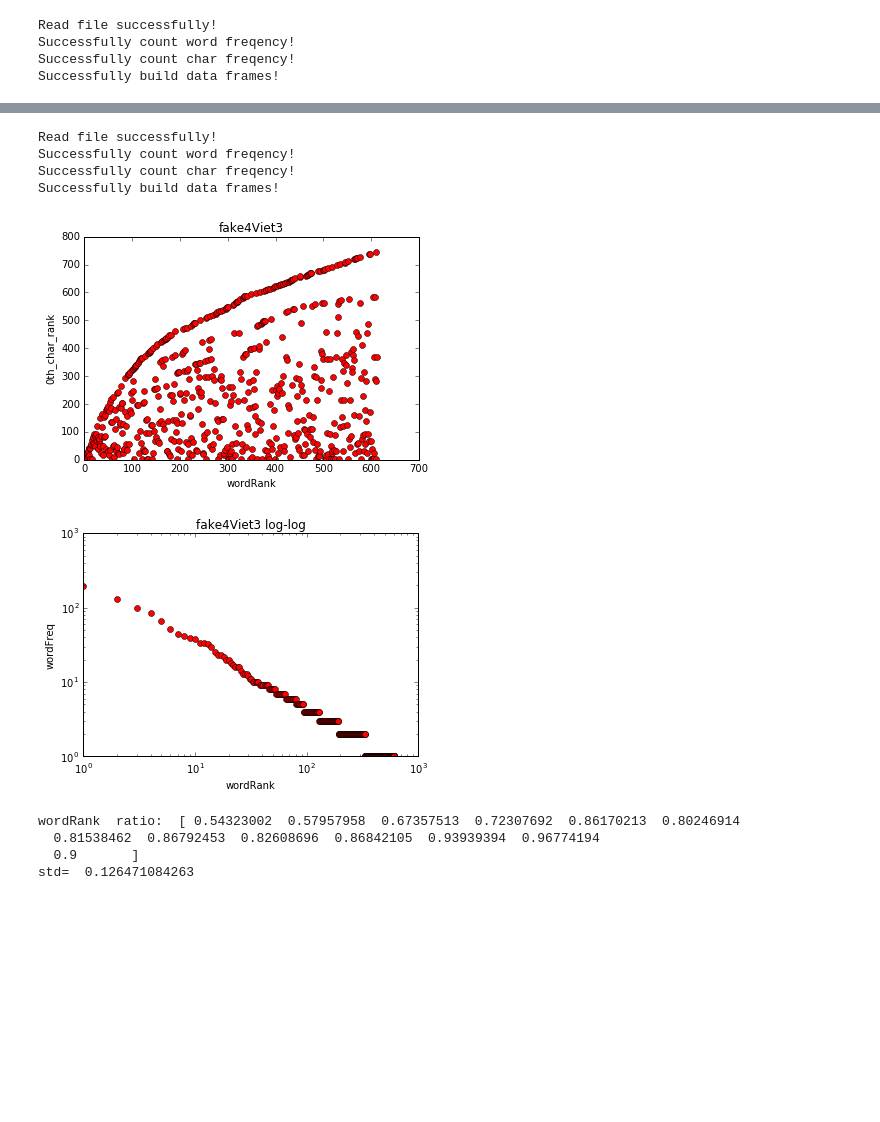
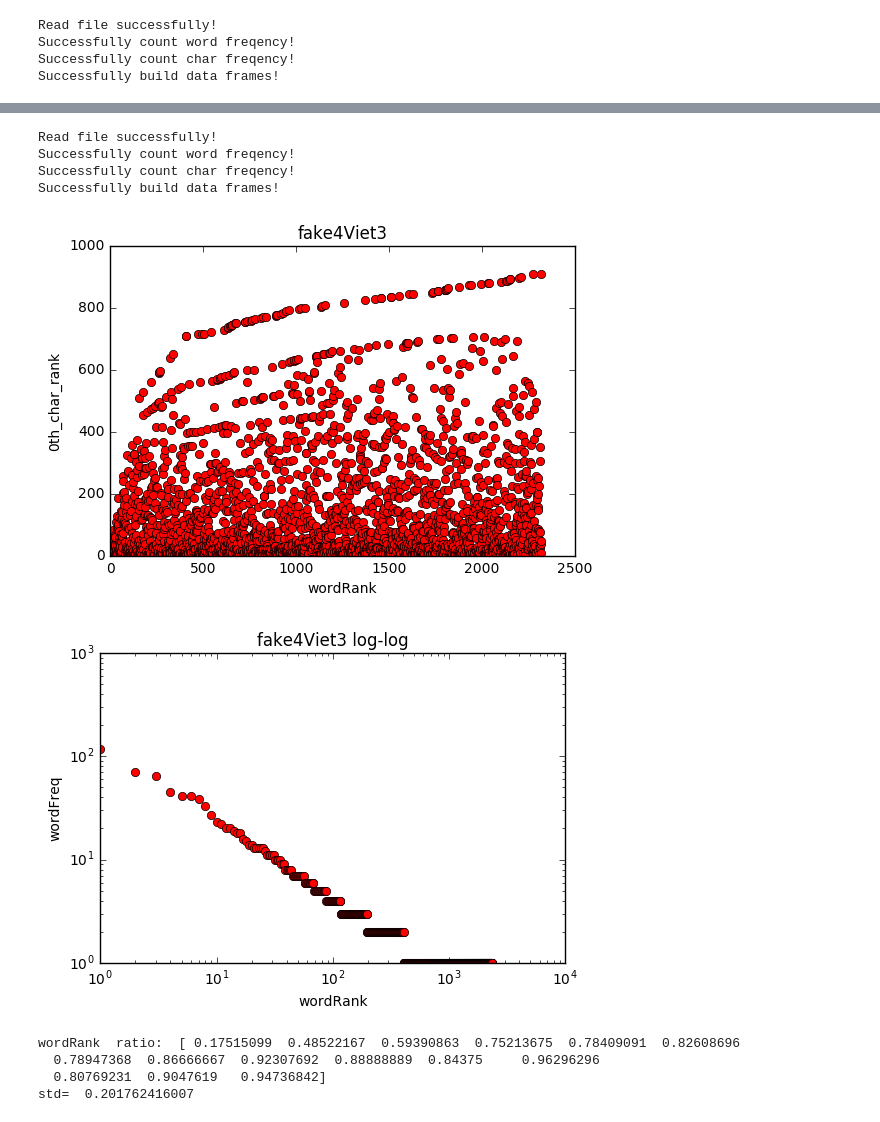
Before and after one commit to godofhoe/shanjgit-coolest-FF7, a Jupyter notebook: Viet_fake_count_2016_Dec_8.ipynb, the cells around one changed output, grey strips where cells are left out. Cells and saved outputs as stored; diff of their text form; code cells hidden in the pictures; blank space fills up the shorter version.

```diff
--- a/Viet_fake_count_2016_Dec_8.ipynb
+++ b/Viet_fake_count_2016_Dec_8.ipynb
@@ -338,22 +403,22 @@ std=  0.188389945586
 # %%
 #encode = "UTF-16" #(1)
 encode = "UTF-8"   #(2)
 ##if anything goes into trouble, use (1) instead of (2), and vise versa.
-filename = "fake4char_Viet3.txt" #change filename when you want to get statictical information of another
+filename = "FAKE4char_Viet3.txt" #change filename when you want to get statictical information of another
 ##text file.
 big, char, word = main(filename,encode)
 draw(big,title = "fake4Viet3")
 # %% [output]
 Read file successfully!
 Successfully count word freqency!
 Successfully count char freqency!
 Successfully build data frames!
-[figure, old version]
+[figure, new version]
-[figure, old version]
+[figure, new version]
 # %%
 arr = check_const_ratio(word,feature= "wordRank", criteria = "wordFreq",max_range = 200)
 # %% [output]
-wordRank  ratio:  [ 0.54323002  0.57957958  0.67357513  0.72307692  0.86170213  0.80246914
-  0.81538462  0.86792453  0.82608696  0.86842105  0.93939394  0.96774194
-  0.9       ]
-std=  0.126471084263
+wordRank  ratio:  [ 0.17515099  0.48522167  0.59390863  0.75213675  0.78409091  0.82608696
+  0.78947368  0.86666667  0.92307692  0.88888889  0.84375     0.96296296
+  0.80769231  0.9047619   0.94736842]
+std=  0.201762416007
```
Also changed, not shown: parts of 14 cells of this notebook, 9 other files.
